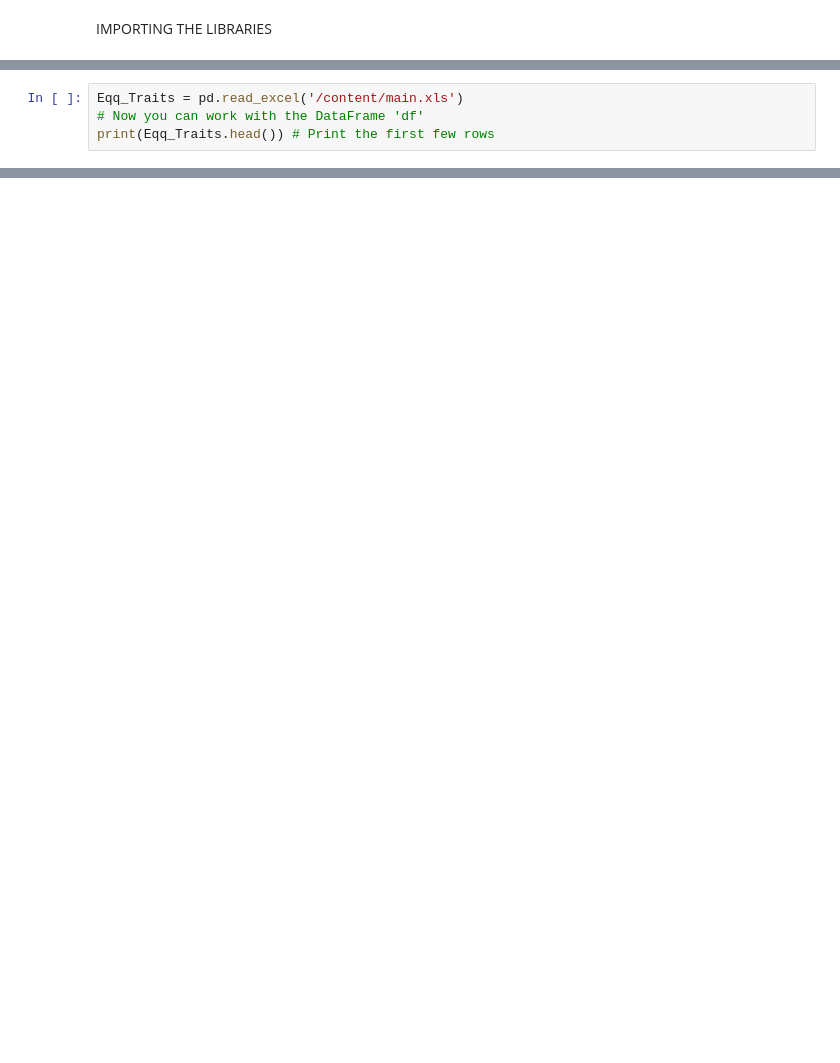
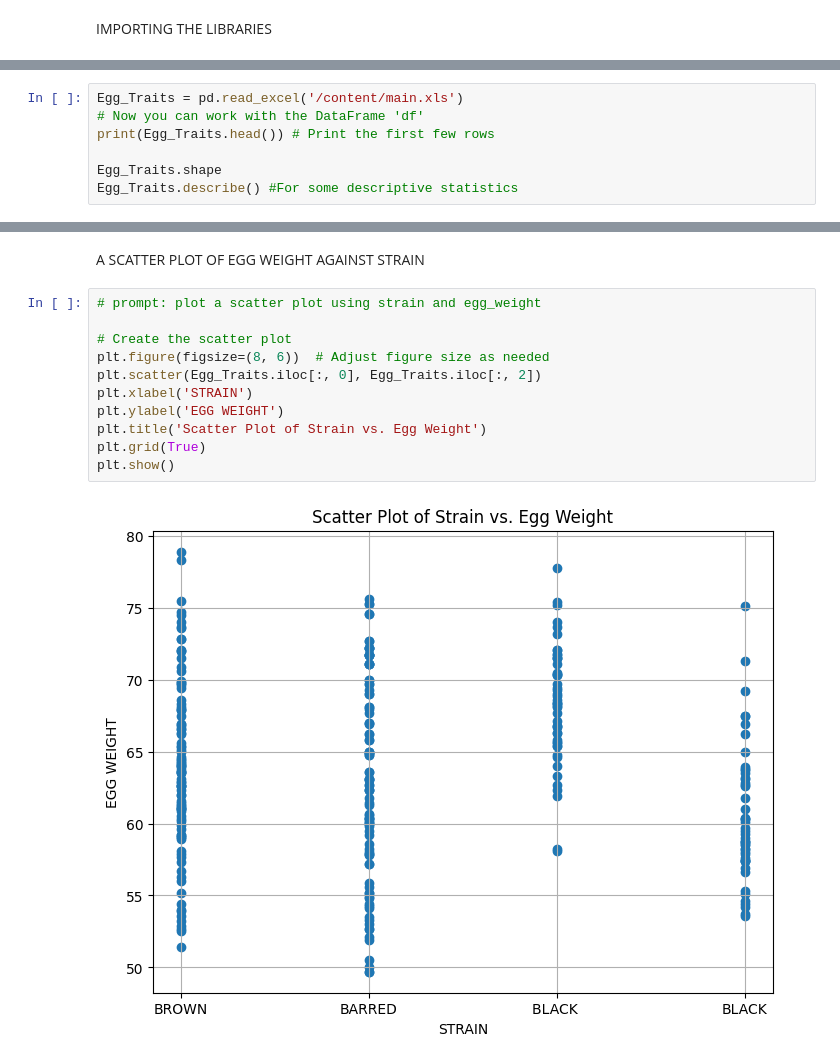
Before and after one commit to chrisseub/ML-Practice-Rep, a Jupyter notebook: EGG_WEIGHT_PREDICTION.ipynb, the cells around one changed output, grey strips where cells are left out. Saved outputs shown, nothing was run; the diff lists cells and outputs as text; blank space fills up the shorter version.

```diff
--- a/EGG_WEIGHT_PREDICTION.ipynb
+++ b/EGG_WEIGHT_PREDICTION.ipynb
@@ -12,7 +14,10 @@ from sklearn.metrics import accuracy_score
 # %%
-Eqq_Traits = pd.read_excel('/content/main.xls')
+Egg_Traits = pd.read_excel('/content/main.xls')
 # Now you can work with the DataFrame 'df'
-print(Eqq_Traits.head()) # Print the first few rows
+print(Egg_Traits.head()) # Print the first few rows
+
+Egg_Traits.shape
+Egg_Traits.describe() #For some descriptive statistics
 # %% [output]
   STRAIN          AGE  EGG_WEIGHT   EGG_LENGTH  EGG_WIDTH YOLK_HEIGHT  \
 0  BROWN  EARLY LAYER         52.5        5.75        4.0         1.8
@@ -36,0 +51,15 @@ print(Eqq_Traits.head()) # Print the first few rows
+# %% [markdown]
+A SCATTER PLOT OF EGG WEIGHT AGAINST STRAIN
+# %%
+# prompt: plot a scatter plot using strain and egg_weight
+
+# Create the scatter plot
+plt.figure(figsize=(8, 6))  # Adjust figure size as needed
+plt.scatter(Egg_Traits.iloc[:, 0], Egg_Traits.iloc[:, 2])
+plt.xlabel('STRAIN')
+plt.ylabel('EGG WEIGHT')
+plt.title('Scatter Plot of Strain vs. Egg Weight')
+plt.grid(True)
+plt.show()
+# %% [output]
+[figure, added]
```
Also changed, not shown: parts of 19 cells of this notebook.
